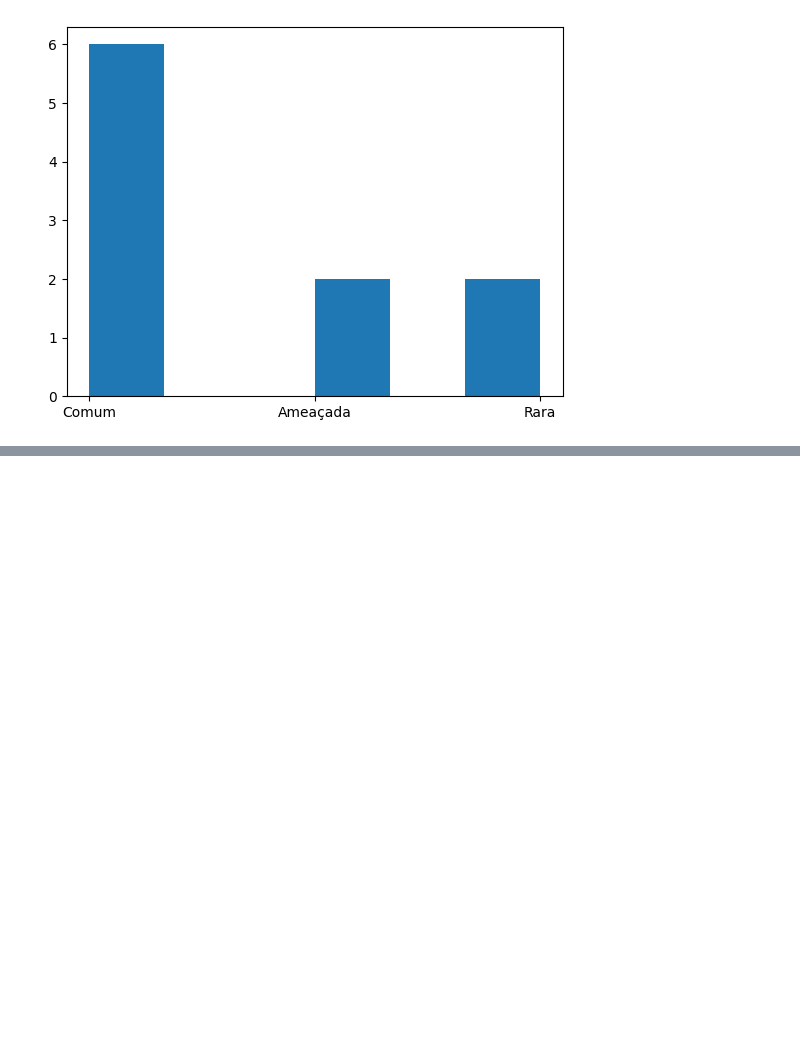
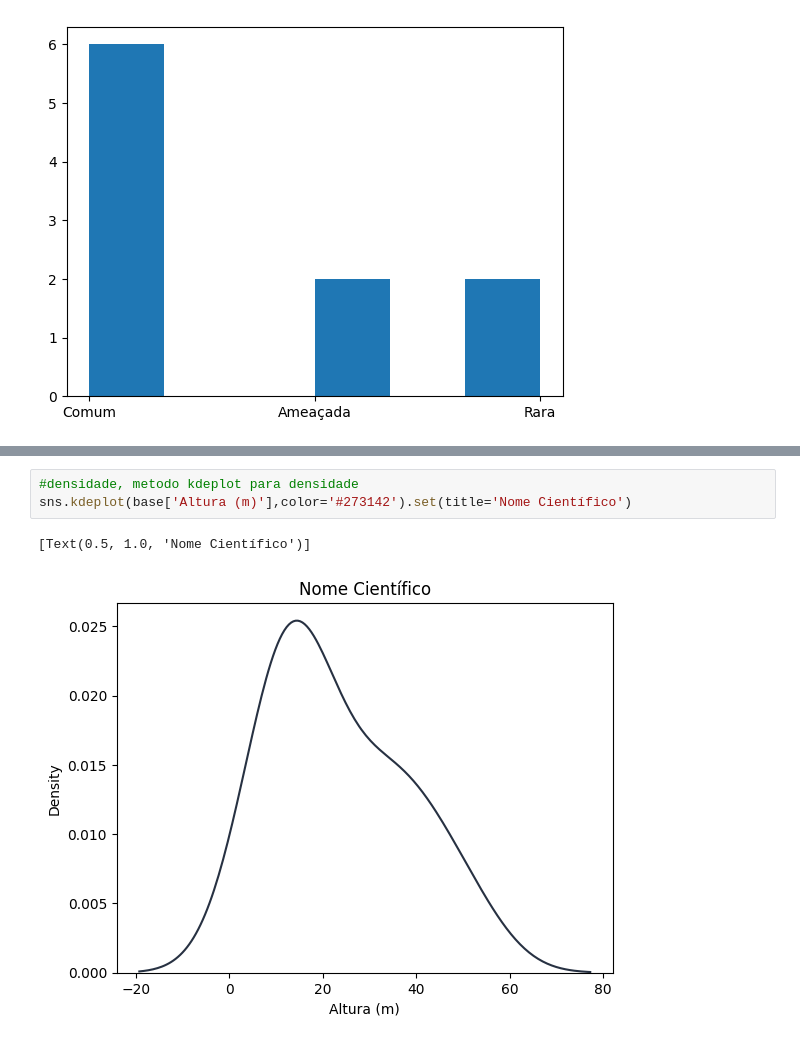
Before and after one commit to VitoriaN27/Python, a Jupyter notebook: python-histograma/histograma.ipynb, the cells around one changed output, grey strips where cells are left out. Drawn from its saved outputs; the diff is of its cells as text; blank space fills up the shorter version.

```diff
--- a/python-histograma/histograma.ipynb
+++ b/python-histograma/histograma.ipynb
@@ -45,0 +57,6 @@ plt.hist(base["Frequência"], bins = 6)
+# %%
+#densidade, metodo kdeplot para densidade
+sns.kdeplot(base['Altura (m)'],color='#273142').set(title='Nome Científico')
+# %% [output]
+[Text(0.5, 1.0, 'Nome Científico')]
+[figure, added]
```
Also changed, not shown: parts of 2 cells of this notebook.
